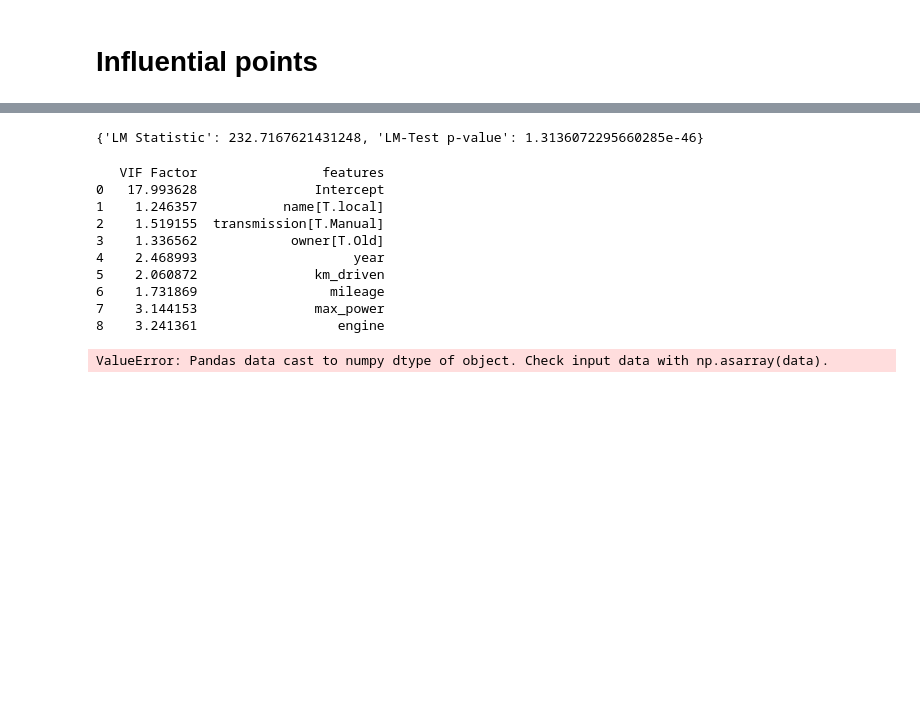
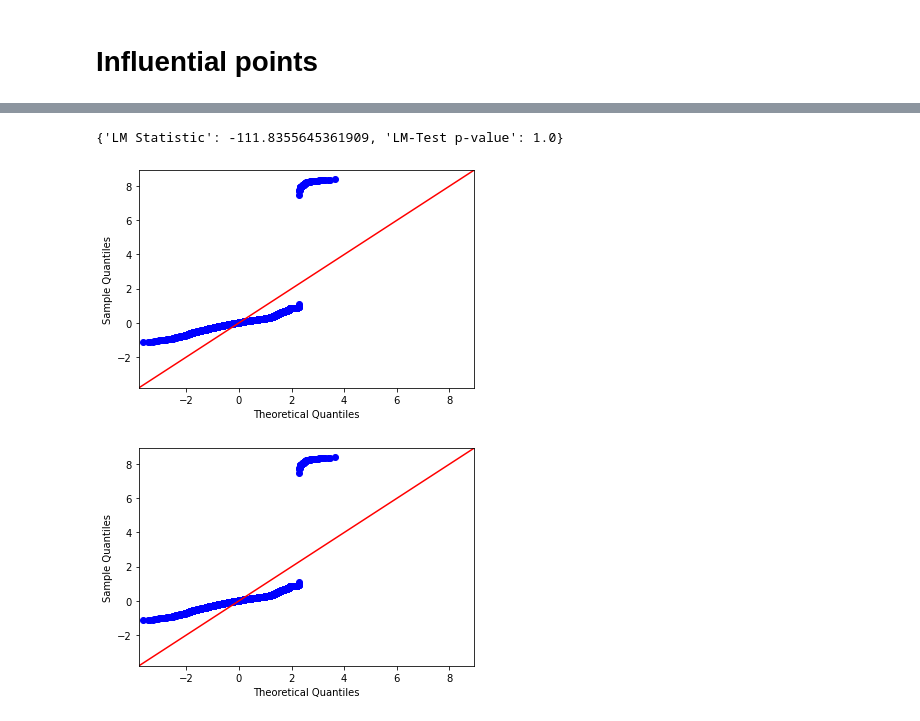
Before and after one commit to CharudattaManwatkar/lra_final_project_group_17, a Jupyter notebook: LRA_final_project.ipynb, the cells around one changed output, grey strips where cells are left out. Cells and saved outputs as stored; diff of their text form; code cells hidden in the pictures; blank space fills up the shorter version.

```diff
--- a/LRA_final_project.ipynb
+++ b/LRA_final_project.ipynb
@@ -777,0 +817,3 @@ car_data_dropped.head()
+# %%
+model =smf.ols('selling_price~name+year+km_driven+fuel+seller_type+transmission+owner+mileage+engine+max_power+torque',data=car_data_converted).fit()
+model.summary()
@@ -778,8 +852,8 @@ car_data_dropped.head()
 # %%
+#Breusch-Pagan for Heteroskedasticity
 from statsmodels.stats.diagnostic import het_breuschpagan
-model = smf.ols('selling_price_log~name+year+km_driven+fuel+mileage+max_power+engine', data = car_data_dropped).fit()
 bp_test = het_breuschpagan(model.resid, model.model.exog)
 labels = ['LM Statistic', 'LM-Test p-value']
 print(dict(zip(labels, bp_test)))
 # %% [output]
-{'LM Statistic': 232.7167621431248, 'LM-Test p-value': 1.3136072295660285e-46}
+{'LM Statistic': -111.8355645361909, 'LM-Test p-value': 1.0}
@@ -791,39 +860,5 @@ print()
-# %%
-y, X = dmatrices('selling_price_log~name+year+km_driven+transmission+owner+mileage+max_power+engine', data=car_data_dropped, return_type='dataframe')
-
-vif = pd.DataFrame()
-vif["VIF Factor"] = [variance_inflation_factor(X.values, i) for i in range(X.shape[1])]
-vif["features"] = X.columns
-print(vif)
-# %% [output]
-   VIF Factor                features
-0   17.993628               Intercept
-1    1.246357           name[T.local]
-2    1.519155  transmission[T.Manual]
-3    1.336562            owner[T.Old]
-4    2.468993                    year
-5    2.060872               km_driven
-6    1.731869                 mileage
-7    3.144153               max_power
-8    3.241361                  engine
-# %%
-import numpy as np
-import statsmodels.api as sm
-np.random.seed(12345)
-
-N = car_data_dropped.shape[1]
-
-# X = np.random.uniform(-20, 20, size=(N,10))
-# beta = np.random.randn(11)
-# X = sm.add_constant(X)
-
-weights = np.random.uniform(1, 20, size=(N,))
-weights = weights/weights.sum()
-
-# y = np.dot(X, beta) + weights*np.random.uniform(-100, 100, size=(N,))
-
-# Y = np.c_[y,y,y]
-
-mod = sm.WLS(car_data_dropped['selling_price_log'], car_data_dropped[['name', 'transmission','owner', 'year', 'km_driven', 'mileage', 'max_power', 'engine']], weights=1/weights).fit()
-# %% [output]
-ValueError: Pandas data cast to numpy dtype of object. Check input data with np.asarray(data).
+# %%
+sm.qqplot(model.resid,)
+# %% [output]
+[figure, added]
+[figure, added]
```
Also changed, not shown: parts of 36 cells of this notebook.
